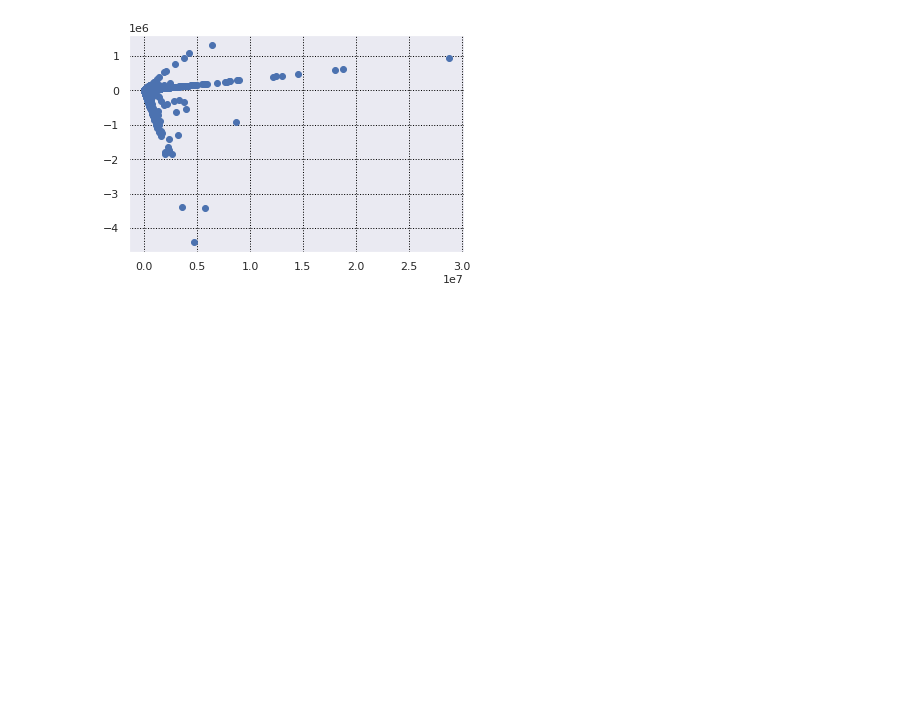
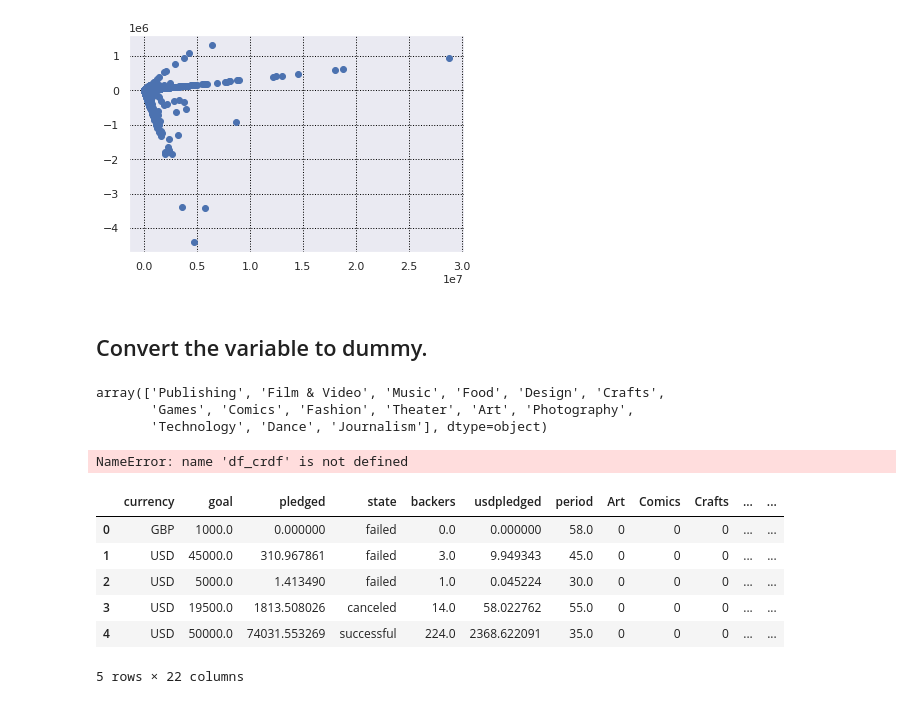
Before and after one commit to e4rll/2021dataSeminar, a Jupyter notebook: 04/dataSeminar_04.ipynb, the cells around one changed output. Drawn from its saved outputs; the diff is of its cells as text; code cells hidden in the pictures; blank space fills up the shorter version.

Commit message:
[add] Add Convert the variable to dummy section.

```diff
--- a/04/dataSeminar_04.ipynb
+++ b/04/dataSeminar_04.ipynb
@@ -190,3 +253,26 @@ plt.show()
 pledged_decorr = pd.DataFrame(pledged_decorr, columns=['pledged','uspledged'])
 df['pledged'] = pledged_decorr.loc[:,'pledged']
 df['usdpledged'] = pledged_decorr.loc[:,'uspledged']
+# %% [markdown]
+## Convert the variable to dummy.
+# %%
+df['main_category'].unique()
+# %% [output]
+array(['Publishing', 'Film & Video', 'Music', 'Food', 'Design', 'Crafts',
+       'Games', 'Comics', 'Fashion', 'Theater', 'Art', 'Photography',
+       'Technology', 'Dance', 'Journalism'], dtype=object)
+# %%
+df_dummy = pd.get_dummies(df['main_category'])
+df = pd.concat([df.drop(['main_category'],axis=1),df_dummy],axis=1)
+# %% [output]
+NameError: name 'df_crdf' is not defined
+# %%
+df.head()
+# %% [output]
+|  | currency | goal | pledged | state | backers | usdpledged | period | Art | Comics | Crafts | ... | ... |
+| 0 | GBP | 1000.0 | 0.000000 | failed | 0.0 | 0.000000 | 58.0 | 0 | 0 | 0 | ... | ... |
+| 1 | USD | 45000.0 | 310.967861 | failed | 3.0 | 9.949343 | 45.0 | 0 | 0 | 0 | ... | ... |
+| 2 | USD | 5000.0 | 1.413490 | failed | 1.0 | 0.045224 | 30.0 | 0 | 0 | 0 | ... | ... |
+| 3 | USD | 19500.0 | 1813.508026 | canceled | 14.0 | 58.022762 | 55.0 | 0 | 0 | 0 | ... | ... |
+| 4 | USD | 50000.0 | 74031.553269 | successful | 224.0 | 2368.622091 | 35.0 | 0 | 0 | 0 | ... | ... |
+5 rows × 22 columns
```
Also changed, not shown: parts of 5 cells of this notebook.
